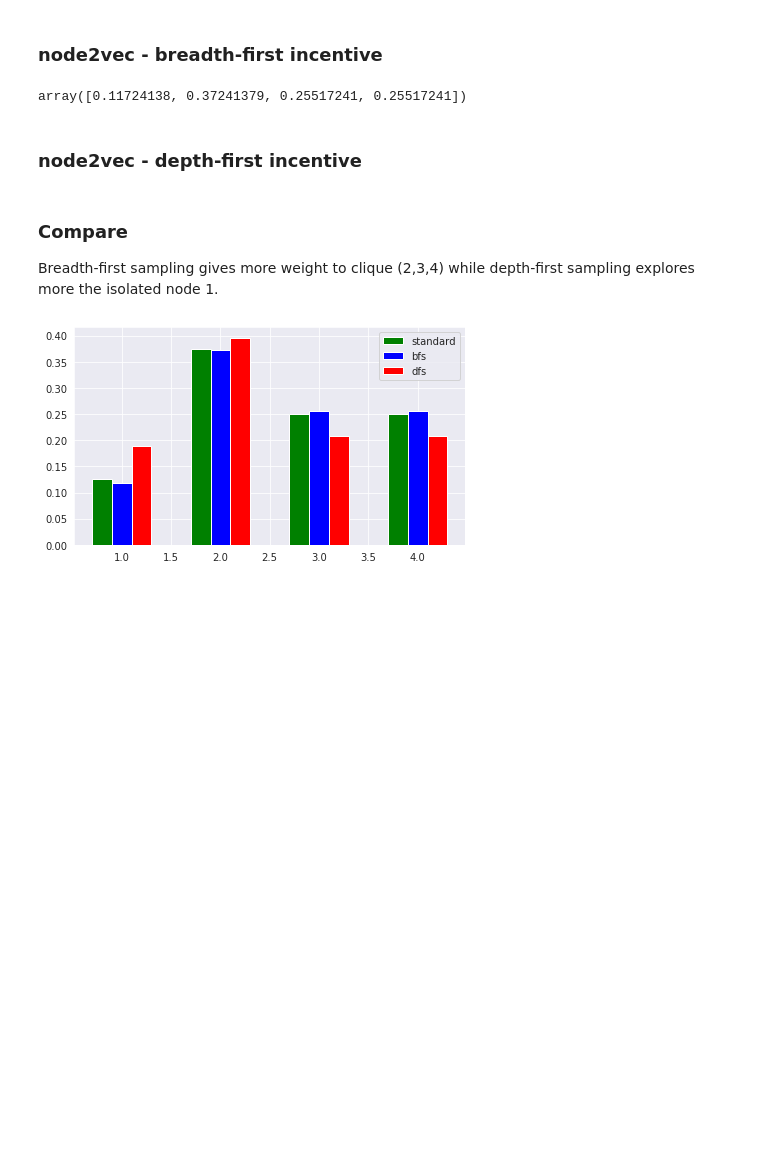
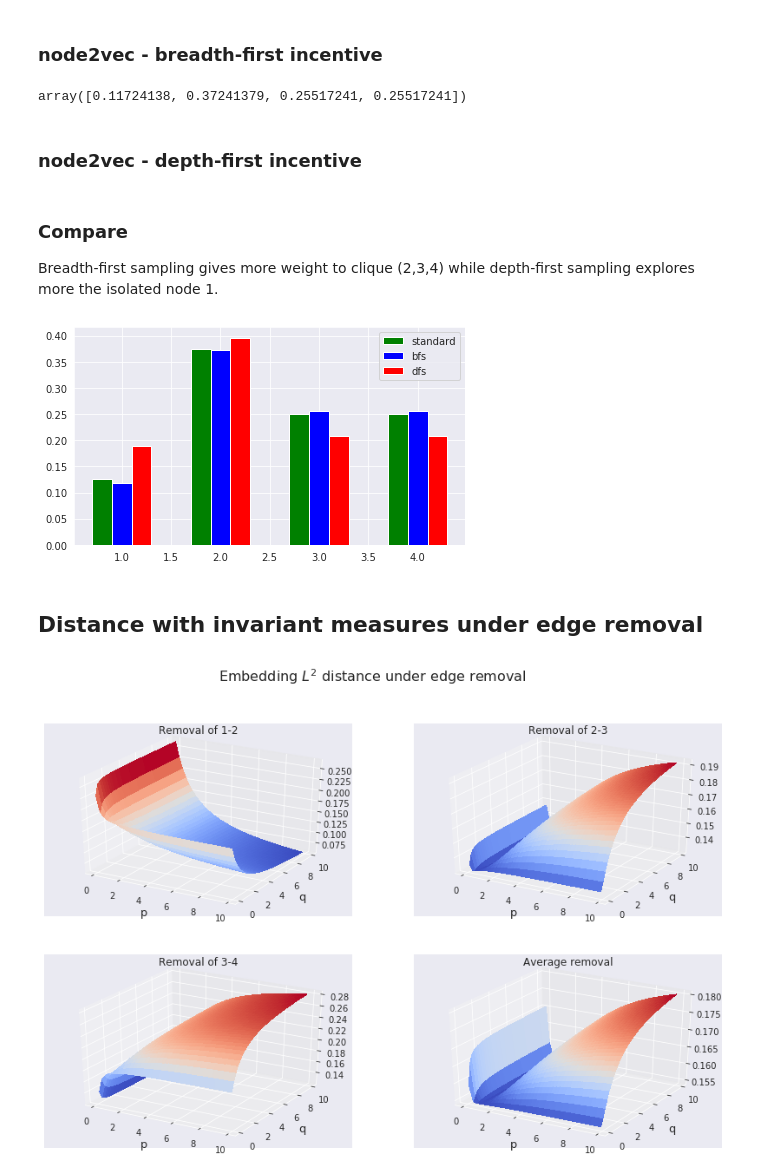
Before and after one commit to sauxpa/graph_embedding, a Jupyter notebook: example_node2vec_invariant_measure.ipynb, the cells around one changed output. Saved outputs shown, nothing was run; the diff lists cells and outputs as text; code cells hidden in the pictures; blank space fills up the shorter version.

```diff
--- a/example_node2vec_invariant_measure.ipynb
+++ b/example_node2vec_invariant_measure.ipynb
@@ -136,12 +161,7 @@ pi /= np.sum(pi)
 assert np.linalg.norm(pi_num-pi) < 1e-12
 
 # recover the long-term steady state by summing the conditional probabilities
-p1 = np.sum(pi[1])
-p2 = np.sum(pi[[0, 3, 7]])
-p3 = np.sum(pi[[2, 5]])
-p4 = np.sum(pi[[4, 6]])
-
-pi_bf = np.array([p1, p2, p3, p4])
+pi_bf = np.dot(cond, pi)
 # %%
 pi_bf
 # %% [output]
@@ -179,12 +199,7 @@ pi /= np.sum(pi)
 assert np.linalg.norm(pi_num-pi) < 1e-12
 
 # recover the long-term steady state by summing the conditional probabilities
-p1 = np.sum(pi[1])
-p2 = np.sum(pi[[0, 3, 7]])
-p3 = np.sum(pi[[2, 5]])
-p4 = np.sum(pi[[4, 6]])
-
-pi_df = np.array([p1, p2, p3, p4])
+pi_df = np.dot(cond, pi)
 # %% [markdown]
 ### Compare
 
@@ -199,3 +214,5 @@ with sns.axes_style('darkgrid'):
     ax.legend(loc='upper right')
 # %% [output]
 [figure]
+# %% [markdown]
+## Distance with invariant measures under edge removal
@@ -201,0 +250,39 @@ with sns.axes_style('darkgrid'):
+# %%
+with sns.axes_style('darkgrid'):
+    fig = plt.figure(figsize=(14, 9))
+
+    fig.suptitle('Embedding $L^2$ distance under edge removal', fontsize=16)
+
+    ax = fig.add_subplot(221, projection='3d')
+    ax.set_xlabel('p', fontsize=13)
+    ax.set_ylabel('q', fontsize=13)
+    ax.set_title('Removal of 1-2')
+    surf = ax.plot_surface(pp, qq, dd_12_l2, cmap=cm.coolwarm,
+                           linewidth=0, antialiased=False)
+
+    ax = fig.add_subplot(222, projection='3d')
+    ax.set_xlabel('p', fontsize=13)
+    ax.set_ylabel('q', fontsize=13)
+    ax.set_title('Removal of 2-3')
+    surf = ax.plot_surface(pp, qq, dd_23_l2, cmap=cm.coolwarm,
+                           linewidth=0, antialiased=False)
+
+    ax = fig.add_subplot(223, projection='3d')
+    ax.set_xlabel('p', fontsize=13)
+    ax.set_ylabel('q', fontsize=13)
+    ax.set_title('Removal of 3-4')
+    surf = ax.plot_surface(pp, qq, dd_34_l2, cmap=cm.coolwarm,
+                           linewidth=0, antialiased=False)
+
+    ax = fig.add_subplot(224, projection='3d')
+    ax.set_xlabel('p', fontsize=13)
+    ax.set_ylabel('q', fontsize=13)
+    ax.set_title('Average removal')
+    surf = ax.plot_surface(pp, qq, dd_avg_l2, cmap=cm.coolwarm,
+                           linewidth=0, antialiased=False)
+
+    plt.show()
+
+    fig.savefig('4_nodes_emb_dist_l2.eps')
+# %% [output]
+[figure, added]
```
Also changed, not shown: parts of 6 cells of this notebook.
